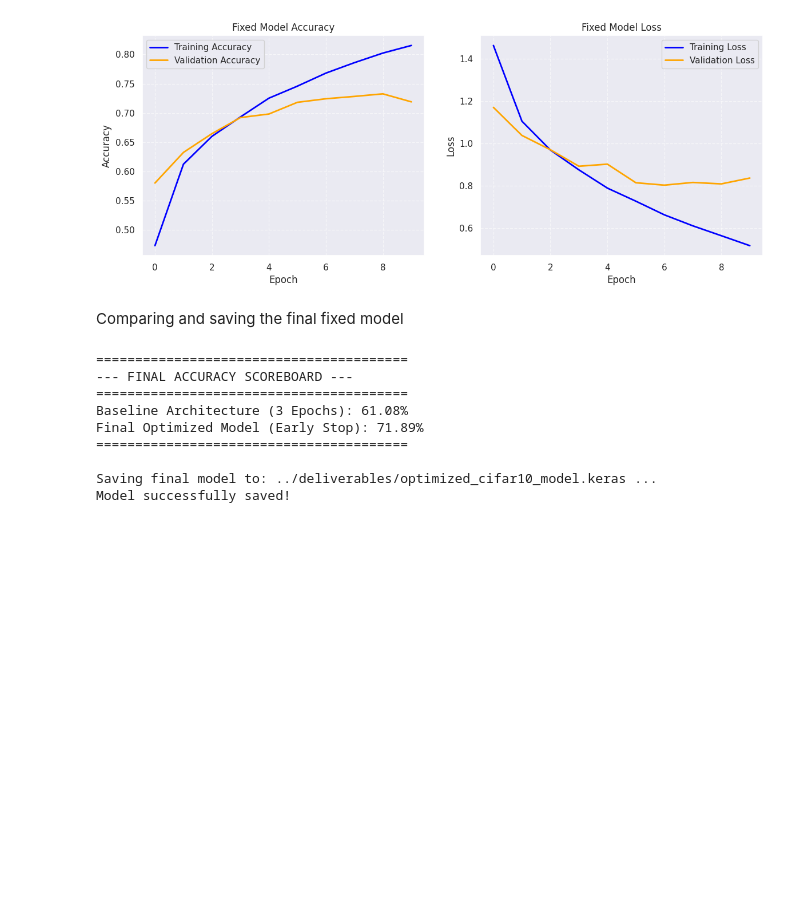
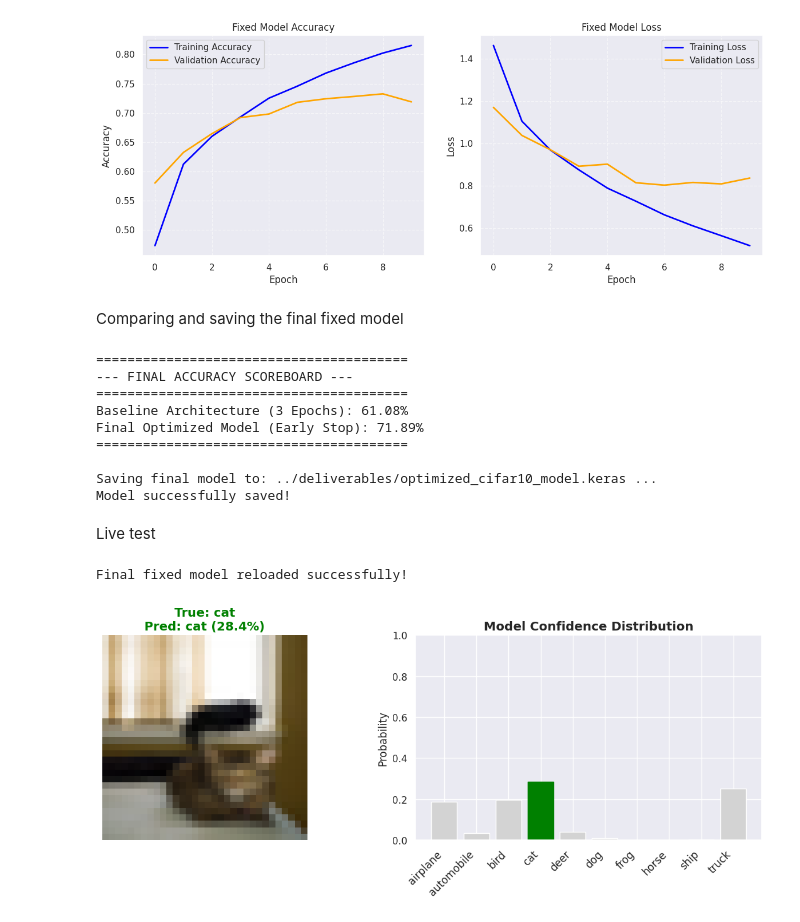
Before and after one commit to Clopo10/Model_optimization, a Jupyter notebook: models/image.ipynb, the cells around one changed output. Drawn from its saved outputs; the diff is of its cells as text; code cells hidden in the pictures; blank space fills up the shorter version.

Commit message:
live test

```diff
--- a/models/image.ipynb
+++ b/models/image.ipynb
@@ -468,3 +467,75 @@ Final Optimized Model (Early Stop): 71.89%
 
 Saving final model to: ../deliverables/optimized_cifar10_model.keras ...
 Model successfully saved!
+# %% [markdown]
+Live test
+# %%
+fixed_model = tf.keras.models.load_model('../deliverables/optimized_cifar10_model.keras')
+
+print("Final fixed model reloaded successfully!")
+# %% [output]
+Final fixed model reloaded successfully!
+# %%
+# CIFAR-10 class names
+class_names = ['airplane', 'automobile', 'bird', 'cat', 'deer',
+               'dog', 'frog', 'horse', 'ship', 'truck']
+
+# 1. Grab a single batch
+for images, labels in val_dataset.take(1):
+    idx = int(np.random.randint(0, len(images)))
+    img = images[idx]
+
+    # 2. Safely extract the true label
+    lbl = np.squeeze(labels[idx].numpy())
+    if lbl.ndim == 0:
+        true_label = int(lbl)
+    else:
+        true_label = int(np.argmax(lbl))
+
+    # 3. PREPARATION: Scale to [0, 1] if needed
+    img_array = img.numpy()
+    if img_array.max() > 1.0:
+        img_array = img_array / 255.0
+
+    # 4. Prediction
+    img_batch = np.expand_dims(img_array, axis=0)
+    # Get the (1, 10) prediction array and grab the first item to get the 10 probabilities
+    predictions = fixed_model.predict(img_batch, verbose=0)[0]
+    pred_label = int(np.argmax(predictions))
+    confidence = np.max(predictions) * 100
+
+    # 5. Set up the side-by-side plots
+    fig, (ax1, ax2) = plt.subplots(1, 2, figsize=(12, 5))
+
+    # --- Left Plot: The Image ---
+    ax1.imshow(img_array)
+    ax1.axis('off')
+
+    color = 'green' if pred_label == true_label else 'red'
+    ax1.set_title(f"True: {class_names[true_label]}\n"
+                  f"Pred: {class_names[pred_label]} ({confidence:.1f}%)",
+                  color=color, fontsize=14, fontweight='bold')
+
+    # --- Right Plot: The Probabilities ---
+    x_pos = np.arange(len(class_names))
+    bars = ax2.bar(x_pos, predictions, color='lightgray')
+
+    # Color-code the bars
+    if pred_label == true_label:
+        bars[pred_label].set_color('green')
+    else:
+        bars[pred_label].set_color('red')       # The wrong guess
+        bars[true_label].set_color('blue')      # The actual truth
+
+    # Formatting the chart
+    ax2.set_xticks(x_pos)
+    ax2.set_xticklabels(class_names, rotation=45, ha='right', fontsize=12)
+    ax2.set_ylim([0, 1.0]) # Force Y-axis to scale from 0 to 100%
+    ax2.set_ylabel('Probability', fontsize=12)
+    ax2.set_title('Model Confidence Distribution', fontsize=14, fontweight='bold')
+
+    # Clean up layout
+    plt.tight_layout()
+    plt.show()
+# %% [output]
+[figure, added]
```
Also changed, not shown: parts of 4 cells of this notebook.
